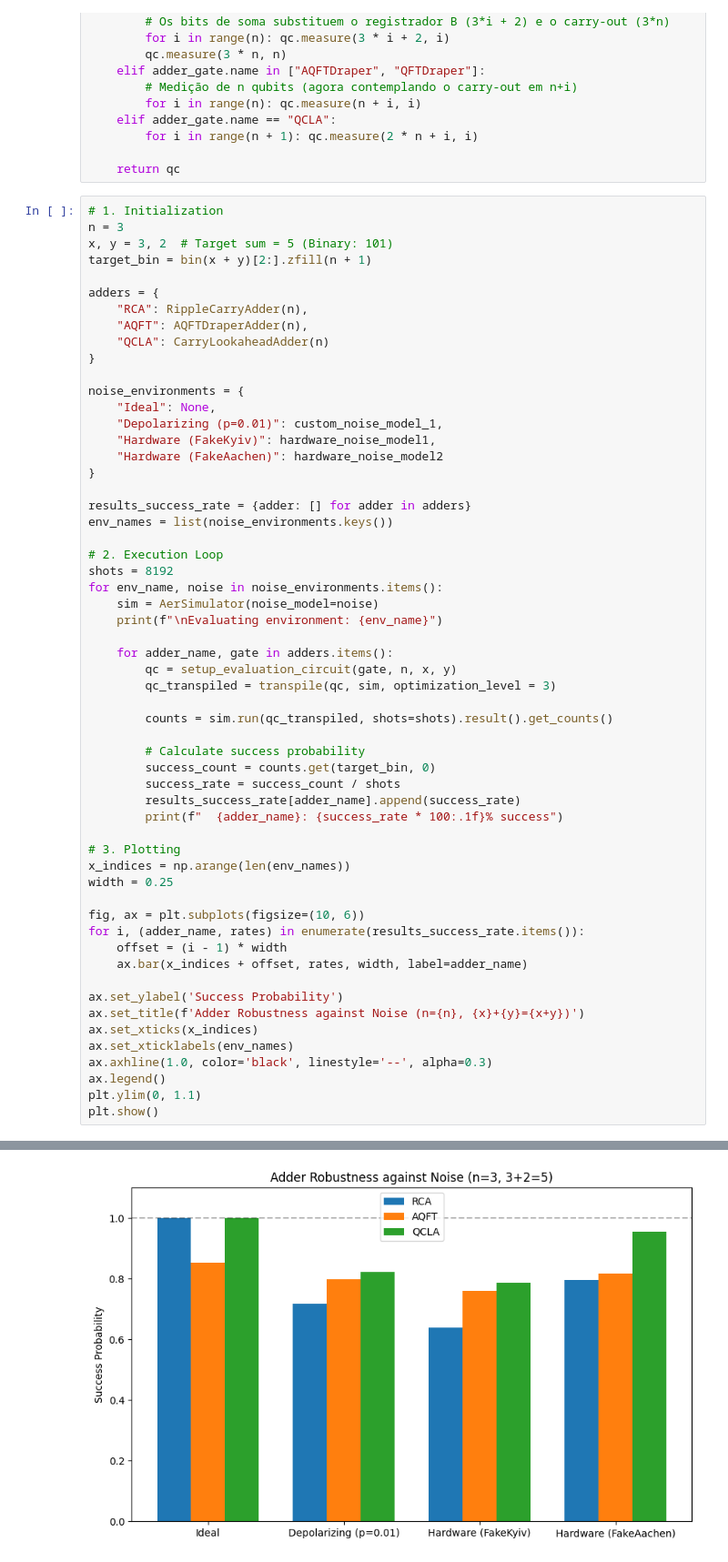
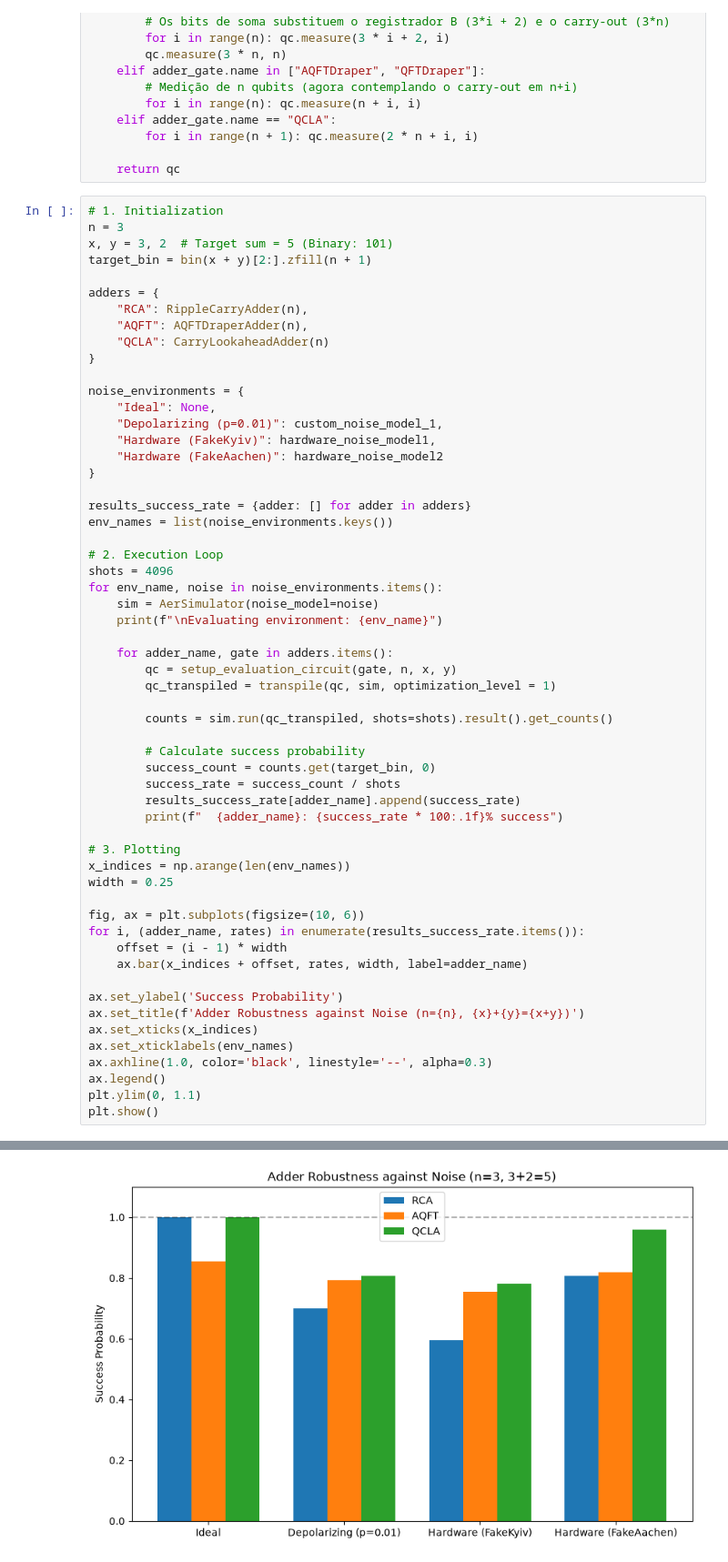
Before and after one commit to ArthurWDamasio/quantum-computing-notebooks, a Jupyter notebook: notebooks/arithmetic/qadders-study.ipynb, the cells around one changed output, grey strips where cells are left out. Shown at 91% size. Saved outputs shown, nothing was run; the diff lists cells and outputs as text.

```diff
--- a/notebooks/arithmetic/qadders-study.ipynb
+++ b/notebooks/arithmetic/qadders-study.ipynb
@@ -267,14 +267,14 @@ results_success_rate = {adder: [] for adder in adders}
 env_names = list(noise_environments.keys())
 
 # 2. Execution Loop
-shots = 8192
+shots = 4096
 for env_name, noise in noise_environments.items():
     sim = AerSimulator(noise_model=noise)
     print(f"\nEvaluating environment: {env_name}")
 
     for adder_name, gate in adders.items():
         qc = setup_evaluation_circuit(gate, n, x, y)
-        qc_transpiled = transpile(qc, sim, optimization_level = 3)
+        qc_transpiled = transpile(qc, sim, optimization_level = 1)
 
         counts = sim.run(qc_transpiled, shots=shots).result().get_counts()
 
@@ -324,2 +324,2 @@ Evaluating environment: Hardware (FakeAachen)
-[figure, old version]
+[figure, new version]
 # %%
```
Also changed, not shown: parts of 7 cells of this notebook, 4 other files.
